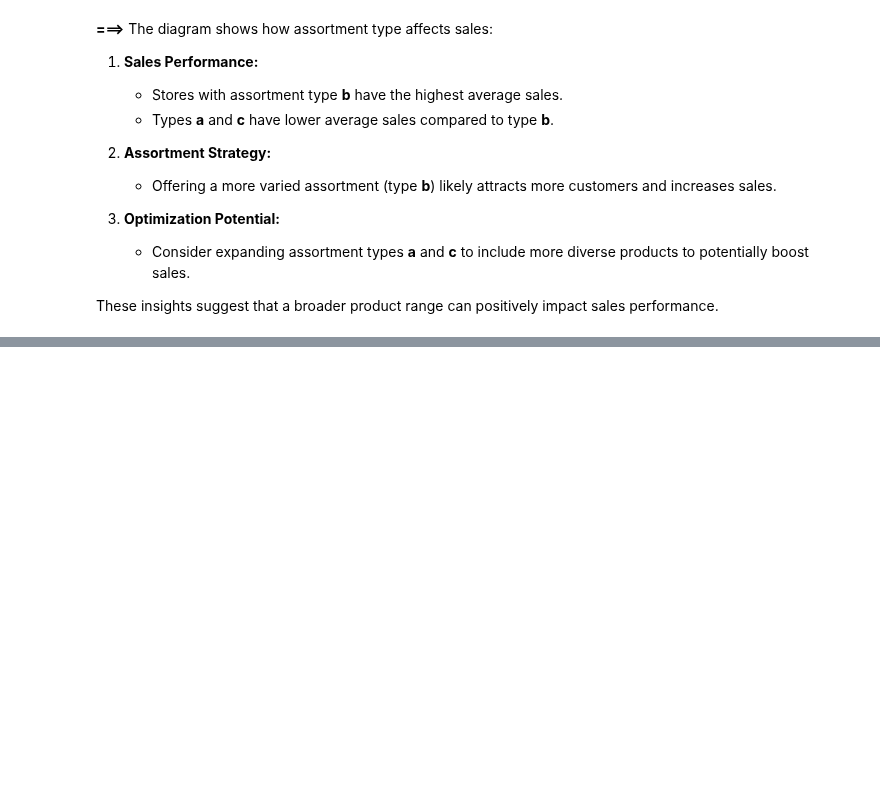
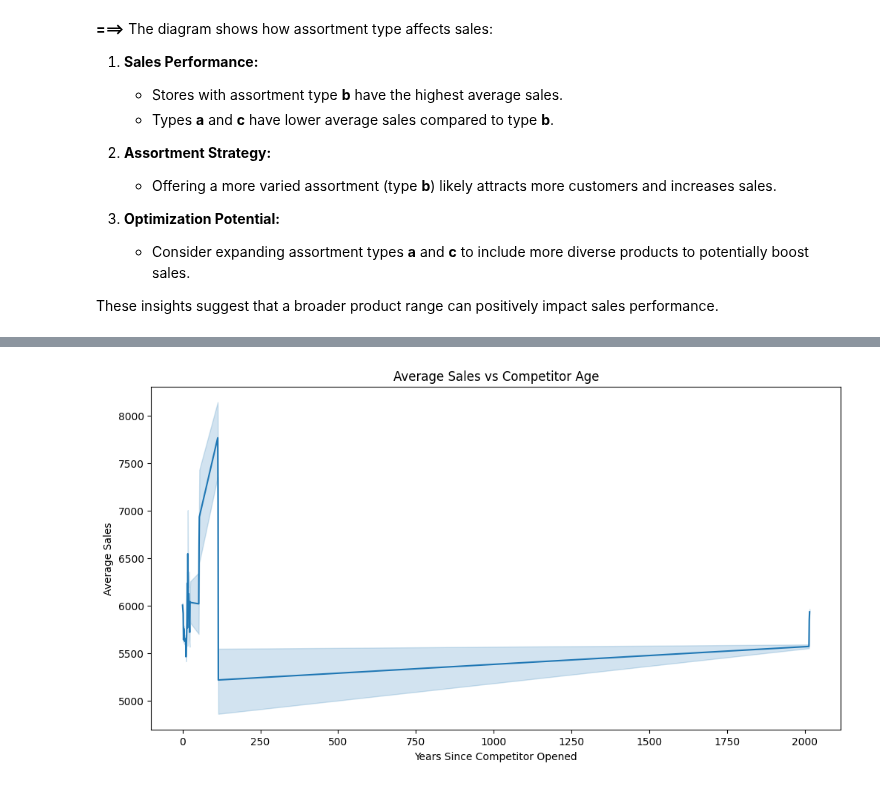
Before and after one commit to nebiyu-ethio/Pharmaceuticals-Sales-Forecast, a Jupyter notebook: notebooks/task_1.ipynb, the cells around one changed output, grey strips where cells are left out. Saved outputs shown, nothing was run; the diff lists cells and outputs as text; code cells hidden in the pictures; blank space fills up the shorter version.

```diff
--- a/notebooks/task_1.ipynb
+++ b/notebooks/task_1.ipynb
@@ -333,0 +341,4 @@ These insights suggest that a broader product range can positively impact sales
+# %%
+analyze_new_competitors(data_train)
+# %% [output]
+[figure, added]
```
Also changed, not shown: parts of 3 cells of this notebook.
